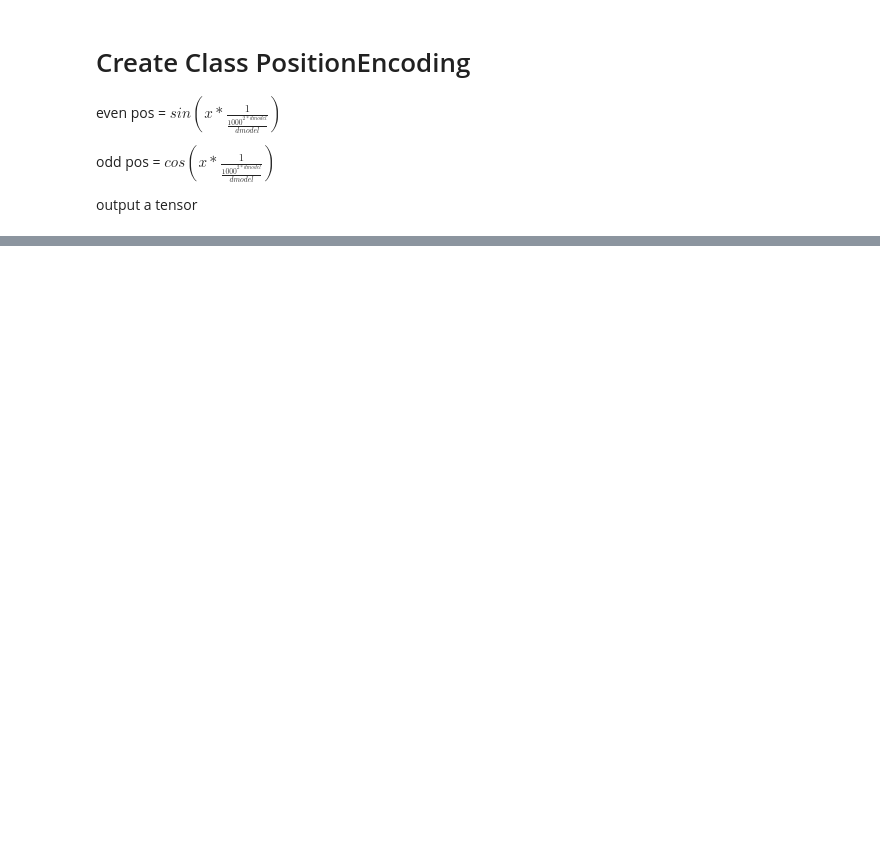
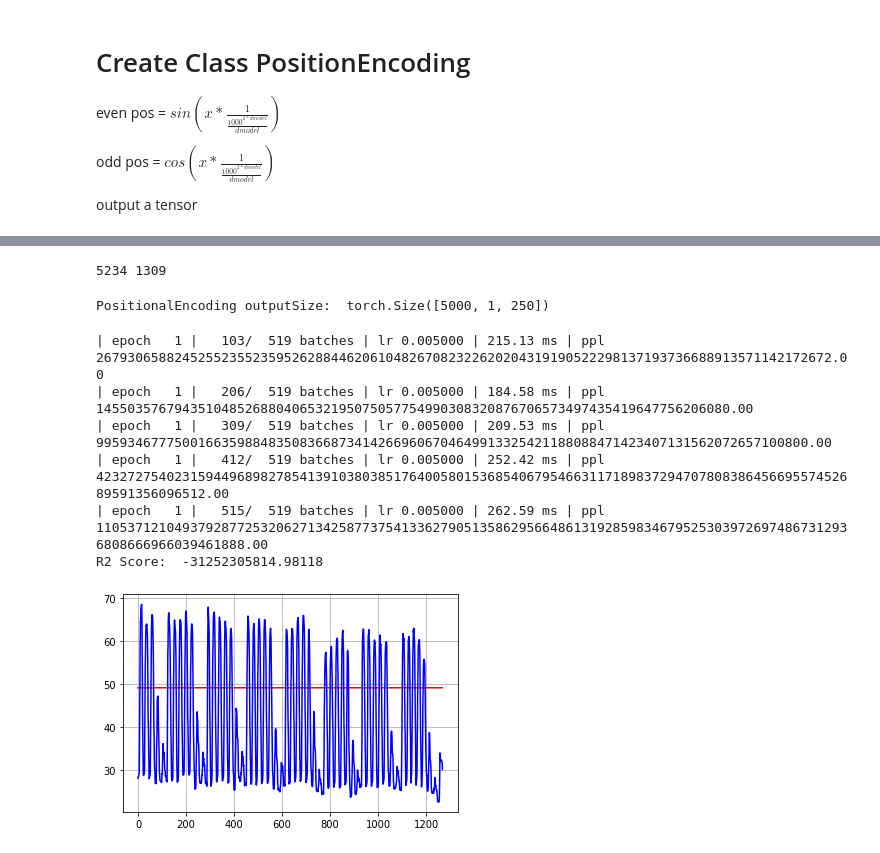
Before and after one commit to axcy0809/MasterThesis, a Jupyter notebook: transformer_investigation/investigation.ipynb, the cells around one changed output, grey strips where cells are left out. Drawn from its saved outputs; the diff is of its cells as text; code cells hidden in the pictures; blank space fills up the shorter version.

```diff
--- a/transformer_investigation/investigation.ipynb
+++ b/transformer_investigation/investigation.ipynb
@@ -503,6 +230,6 @@ optimizer = torch.optim.AdamW(model.parameters(), lr=lr)
 scheduler = torch.optim.lr_scheduler.StepLR(optimizer, 1, gamma=0.95)
 
 best_val_loss = float("inf")
-epochs = 10 # The number of epochs
+epochs = 1 # The number of epochs
 best_model = None
 # %% [output]
@@ -529,0 +259,5 @@ KeyboardInterrupt:
+# %%
+data = pd.read_csv("data/Office_Eddie.csv")
+data = data.dropna()
+data = data.drop("Unnamed: 0",axis=1)
+print(data)
@@ -529,0 +282,41 @@ KeyboardInterrupt:
+# %%
+sampels = int(len(data) * train_size) # use a parameter to control training size
+train_data = data["energyConsumption"][:sampels]
+test_data = data["energyConsumption"][sampels:]
+print(len(train_data), len(test_data))
+# %% [output]
+5234 1309
+# %%
+train_sequence = create_inout_sequences( train_data,input_window ,output_window)
+
+test_sequence = create_inout_sequences(test_data,input_window,output_window)
+# %%
+model = TransAm(feature_size = modelDim)
+criterion = nn.MSELoss()
+lr = 0.005
+#optimizer = torch.optim.SGD(model.parameters(), lr=lr)
+optimizer = torch.optim.AdamW(model.parameters(), lr=lr)
+scheduler = torch.optim.lr_scheduler.StepLR(optimizer, 1, gamma=0.95)
+
+best_val_loss = float("inf")
+epochs = 1 # The number of epochs
+best_model = None
+
+for epoch in range(1, epochs + 1):
+    model = train(train_sequence,model,optimizer, criterion,epoch,scheduler)
+    #predict_future(model, test_sequence,200)
+    test_result, truth = plot_and_loss(model, test_sequence,epoch,criterion)
+
+    scheduler.step()
+plt.plot(test_result,color="red")
+plt.plot(truth,color="blue")
+plt.grid()
+# %% [output]
+PositionalEncoding outputSize:  torch.Size([5000, 1, 250])
+| epoch   1 |   103/  519 batches | lr 0.005000 | 215.13 ms | ppl 2679306588245255235523595262884462061048267082322620204319190522298137193736688913571142172672.00
+| epoch   1 |   206/  519 batches | lr 0.005000 | 184.58 ms | ppl 145503576794351048526880406532195075057754990308320876706573497435419647756206080.00
+| epoch   1 |   309/  519 batches | lr 0.005000 | 209.53 ms | ppl 9959346777500166359884835083668734142669606704649913325421188088471423407131562072657100800.00
+| epoch   1 |   412/  519 batches | lr 0.005000 | 252.42 ms | ppl 42327275402315944968982785413910380385176400580153685406795466311718983729470780838645669557452689591356096512.00
+| epoch   1 |   515/  519 batches | lr 0.005000 | 262.59 ms | ppl 1105371210493792877253206271342587737541336279051358629566486131928598346795253039726974867312936808666966039461888.00
+R2 Score:  -31252305814.98118
+[figure, added]
```
Also changed, not shown: parts of 14 cells of this notebook, 12 other files.
